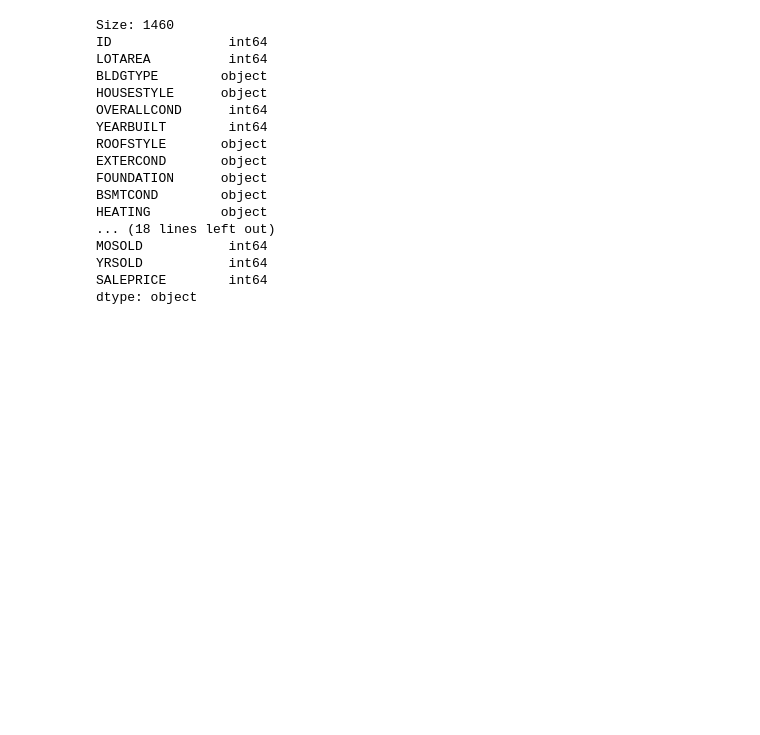
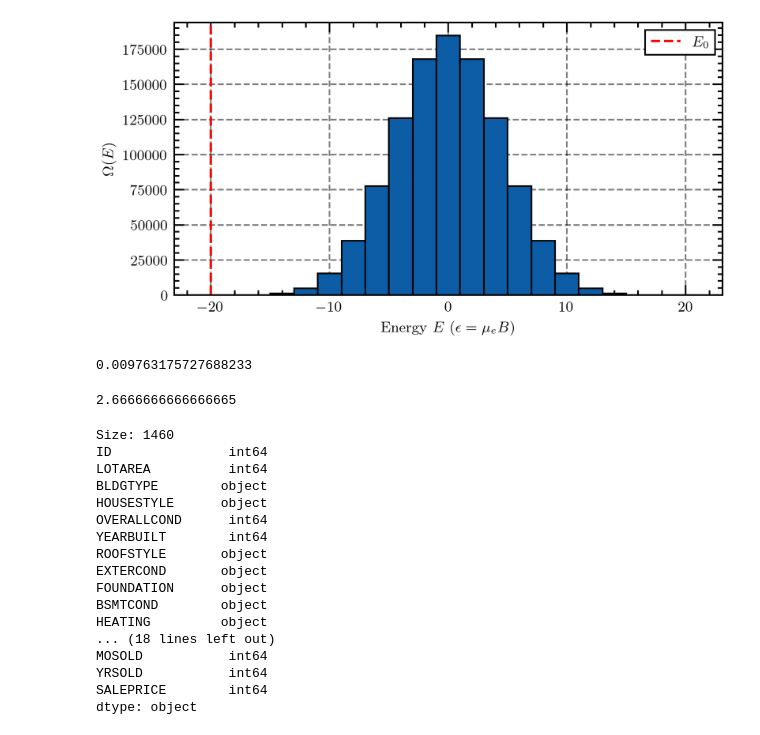
Before and after one commit to silvernuke911/Physics157, a Jupyter notebook: CH8/linreg.ipynb, the cells around one changed output. Drawn from its saved outputs; the diff is of its cells as text; code cells hidden in the pictures; blank space fills up the shorter version.

```diff
--- a/CH8/linreg.ipynb
+++ b/CH8/linreg.ipynb
@@ -20,6 +20,40 @@ def science_plot(fontsize = 9):
         'font.family'     : 'serif'      # Set font family to serif
     })
 science_plot()
+# %%
+import numpy as np
+import matplotlib.pyplot as plt
+from scipy.special import comb
+
+# Define epsilon (unit), and the energy range
+epsilon = 1  # set epsilon = mu_e * B as 1 for convenience
+E_values = np.arange(-20 * epsilon, 22 * epsilon, 2 * epsilon)  # from -20ε to 20ε inclusive
+
+# Compute corresponding n values and binomial coefficients
+n_values = ((E_values + 20 * epsilon) // (2 * epsilon)).astype(int)
+Omega_values = [comb(20, n, exact=True) for n in n_values]
+
+plt.figure(figsize = (6,3), dpi = 300)
+plt.bar(E_values, Omega_values, width=2, align='center', edgecolor='k')
+plt.xlabel("Energy $E$ ($\\epsilon = \\mu_e B$)")
+plt.ylabel("$\\Omega(E)$")
+plt.axvline(x=-20 * epsilon, color='r', linestyle='--', linewidth=1.5, label = "$E_0$")
+# # plt.tight_layout()
+plt.legend()
+plt.show()
+# %% [output]
+[figure, added]
+# %%
+mu = 0.02897
+g = 9.80665
+R = 8.314
+gma = 1.4
+
+print(((mu*g)/R)*((gma-1)/gma))
+8/3
+# %% [output]
+0.009763175727688233
+2.6666666666666665
 # %%
 from sklearn import linear_model
 from sklearn.model_selection import train_test_split
```
